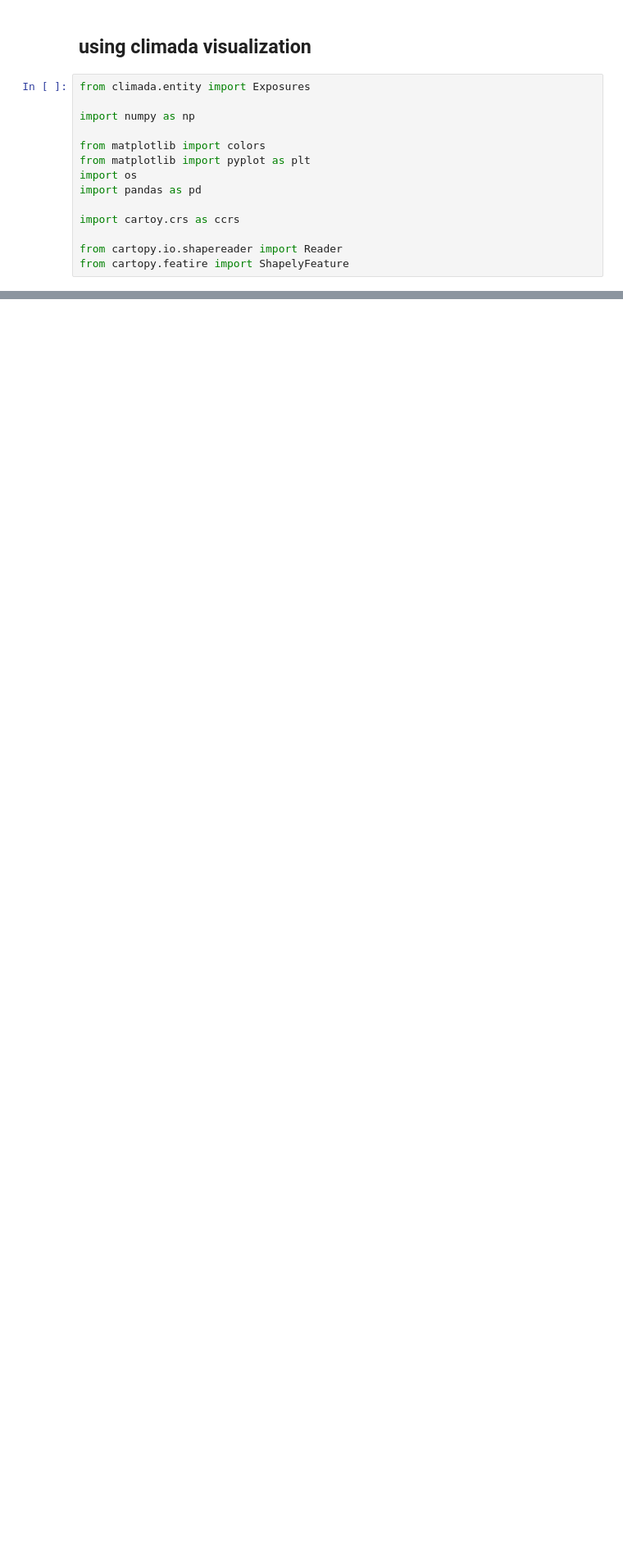
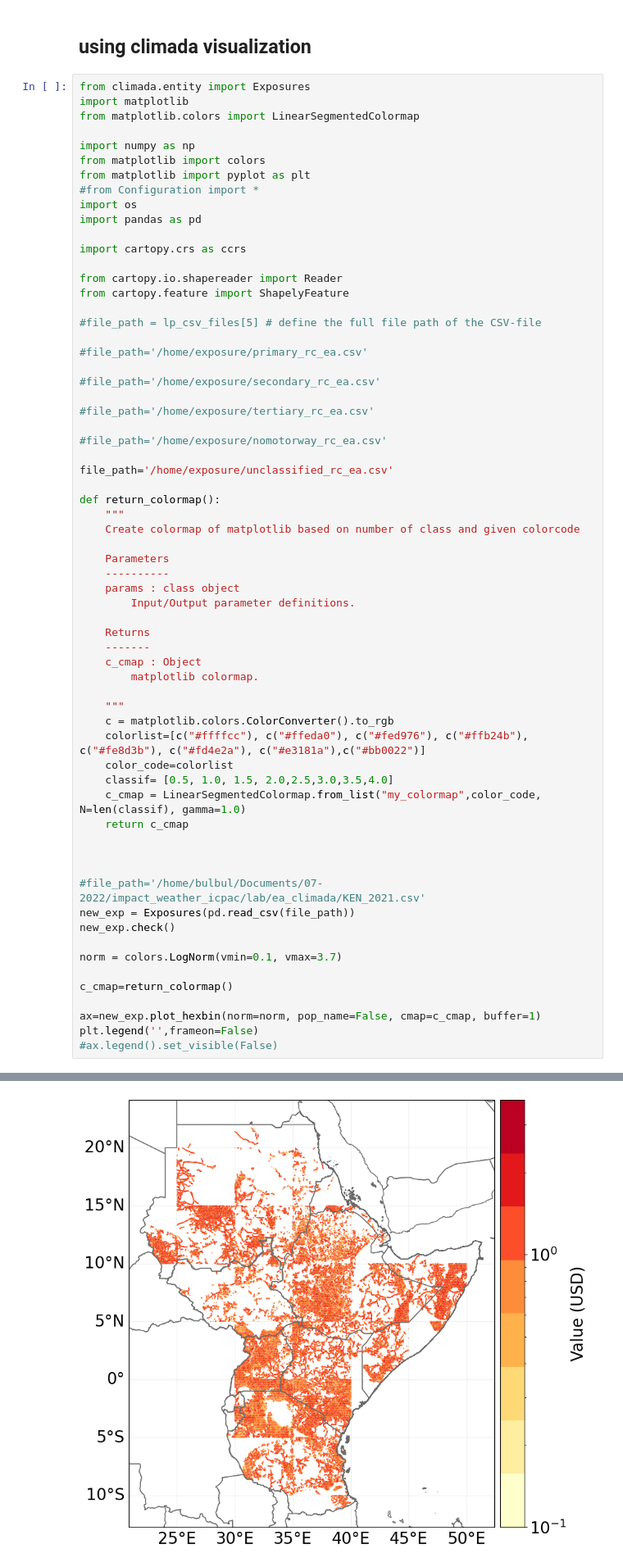
Before and after one commit to icpac-igad/ea-ibf-climada, a Jupyter notebook: exposure/roads/osm_data_visualization.ipynb, the cells around one changed output, grey strips where cells are left out. Shown at 82% size. Saved outputs shown, nothing was run; the diff lists cells and outputs as text; blank space fills up the shorter version.

```diff
--- a/exposure/roads/osm_data_visualization.ipynb
+++ b/exposure/roads/osm_data_visualization.ipynb
@@ -52,15 +320,66 @@ db1.sum()
 ## using climada visualization
 # %%
 from climada.entity import Exposures
+import matplotlib
+from matplotlib.colors import LinearSegmentedColormap
 
 import numpy as np
-
 from matplotlib import colors
 from matplotlib import pyplot as plt
+#from Configuration import *
 import os
 import pandas as pd
 
-import cartoy.crs as ccrs
+import cartopy.crs as ccrs
 
 from cartopy.io.shapereader import Reader
-from cartopy.featire import ShapelyFeature
+from cartopy.feature import ShapelyFeature
+
+#file_path = lp_csv_files[5] # define the full file path of the CSV-file
+
+#file_path='/home/exposure/primary_rc_ea.csv'
+
+#file_path='/home/exposure/secondary_rc_ea.csv'
+
+#file_path='/home/exposure/tertiary_rc_ea.csv'
+
+#file_path='/home/exposure/nomotorway_rc_ea.csv'
+
+file_path='/home/exposure/unclassified_rc_ea.csv'
+
+def return_colormap():
+    """
+    Create colormap of matplotlib based on number of class and given colorcode
+
+    Parameters
+    ----------
+    params : class object
+        Input/Output parameter definitions.
+
+    Returns
+    -------
+    c_cmap : Object
+        matplotlib colormap.
+
+    """
+    c = matplotlib.colors.ColorConverter().to_rgb
+    colorlist=[c("#ffffcc"), c("#ffeda0"), c("#fed976"), c("#ffb24b"), c("#fe8d3b"), c("#fd4e2a"), c("#e3181a"),c("#bb0022")]
+    color_code=colorlist
+    classif= [0.5, 1.0, 1.5, 2.0,2.5,3.0,3.5,4.0]
+    c_cmap = LinearSegmentedColormap.from_list("my_colormap",color_code, N=len(classif), gamma=1.0)
+    return c_cmap
+
+
+
+#file_path='/home/bulbul/Documents/07-2022/impact_weather_icpac/lab/ea_climada/KEN_2021.csv'
+new_exp = Exposures(pd.read_csv(file_path))
+new_exp.check()
+
+norm = colors.LogNorm(vmin=0.1, vmax=3.7)
+
+c_cmap=return_colormap()
+
+ax=new_exp.plot_hexbin(norm=norm, pop_name=False, cmap=c_cmap, buffer=1)
+plt.legend('',frameon=False)
+#ax.legend().set_visible(False)
+# %% [output]
@@ -67,2 +387,3 @@ from cartopy.featire import ShapelyFeature
+[figure, added]
 # %%
 '_'.join('part0_n10e035_dem_165_buildings.csv.gz'.split('_')[1:3])
```
Also changed, not shown: parts of 24 cells of this notebook, 2 other files.
